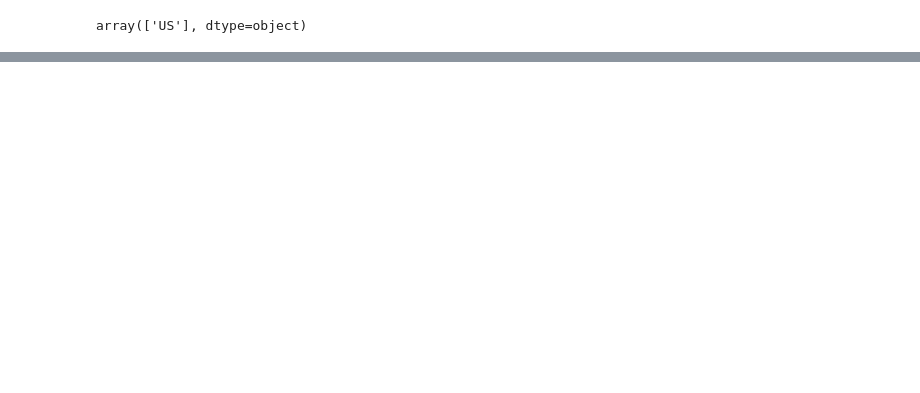
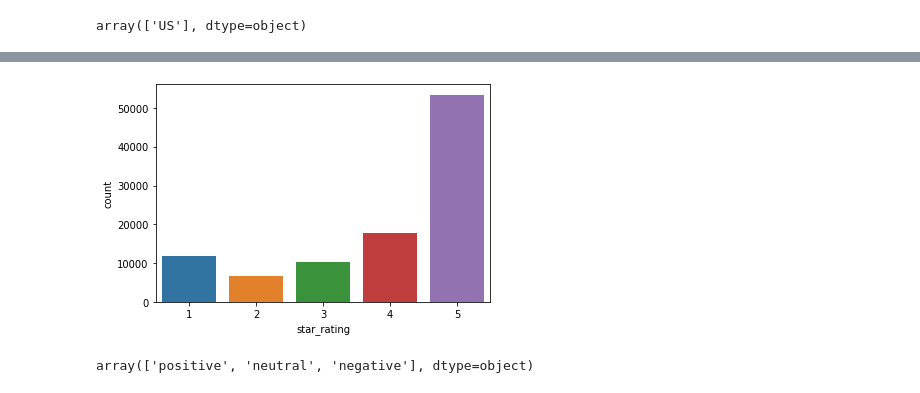
Before and after one commit to BhavyaBibi/sentiment_analysis, a Jupyter notebook: datawhisperers_sentiment_analysis_amazon_apparel_reviews.ipynb, the cells around one changed output, grey strips where cells are left out. Drawn from its saved outputs; the diff is of its cells as text; code cells hidden in the pictures; blank space fills up the shorter version.

```diff
--- a/datawhisperers_sentiment_analysis_amazon_apparel_reviews.ipynb
+++ b/datawhisperers_sentiment_analysis_amazon_apparel_reviews.ipynb
@@ -84,0 +221,24 @@ array(['US'], dtype=object)
+# %%
+# Removal of numbers and digits
+import re      # Import REGEX
+def remove_numbers(text):
+  text = re.sub(r'\d+', '', str(text))
+  return text
+
+df['review_body'] = df.apply(lambda row: remove_numbers(row['review_body']), axis=1)
+# %%
+# Removal of special characters
+import re, string, unicodedata # Import Regex, string and unicodedata.
+def remove_non_ascii(words):
+    words = unicodedata.normalize('NFKD', words).encode('ascii', 'ignore').decode('utf-8', 'ignore')
+    return words
+
+df['review_body'] = df.apply(lambda row: remove_non_ascii(row['review_body']), axis=1)
+# %%
+# Removal of punctuation
+import re      # Import REGEX
+def remove_punctuation(text):
+  text = re.sub(r'[^\w\s]', '', str(text))
+  return text
+
+df['review_body'] = df.apply(lambda row: remove_punctuation(row['review_body']), axis=1)
@@ -84,0 +261,4 @@ array(['US'], dtype=object)
+# %%
+# after cleaning text, bring the words into a list
+df['review_body'] = df.apply(lambda row: nltk.word_tokenize(row['review_body']), axis=1)
+df['review_body']
@@ -84,0 +315,24 @@ array(['US'], dtype=object)
+# %%
+# Check the distribution of the star rating with the DataFrame | reference chart: https://www.datacamp.com/community/tutorials/histograms-matplotlib
+# plt.hist(df.star_rating, bins='auto', color = "skyblue", ec='grey')
+# plt.gca().set(title='Frequency Histogram | Review Stars |', ylabel='Frequency',xlabel = 'stars',alpha=0.7, rwidth=0.85);
+# plt.show()
+
+(len(df)-df.count())/len(df)
+sns.countplot(x='star_rating',data=df)
+plt.show()
+
+
+
+
+
+# Looking at product reviews vs date | seems we can extra clean outliers outside 2015 #todo
+# %% [output]
+[figure, added]
+# %%
+
+df["classes"] = df['star_rating']
+df["classes"].replace({5.0: "positive",4.0:"positive",3.0:"neutral",2.0:"negative",1.0:"negative"}, inplace=True)
+df["classes"].unique()
+# %% [output]
+array(['positive', 'neutral', 'negative'], dtype=object)
```
Also changed, not shown: parts of 31 cells of this notebook.
